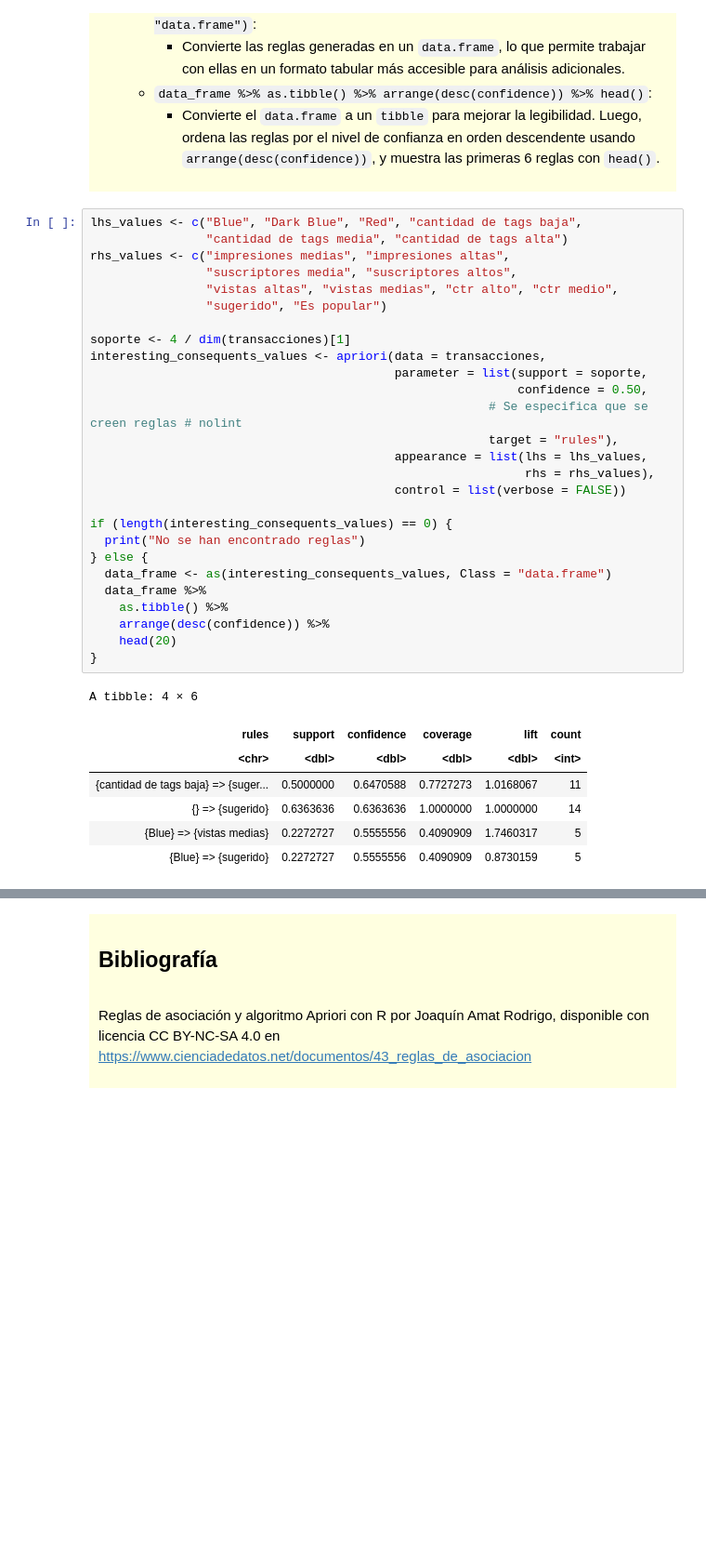
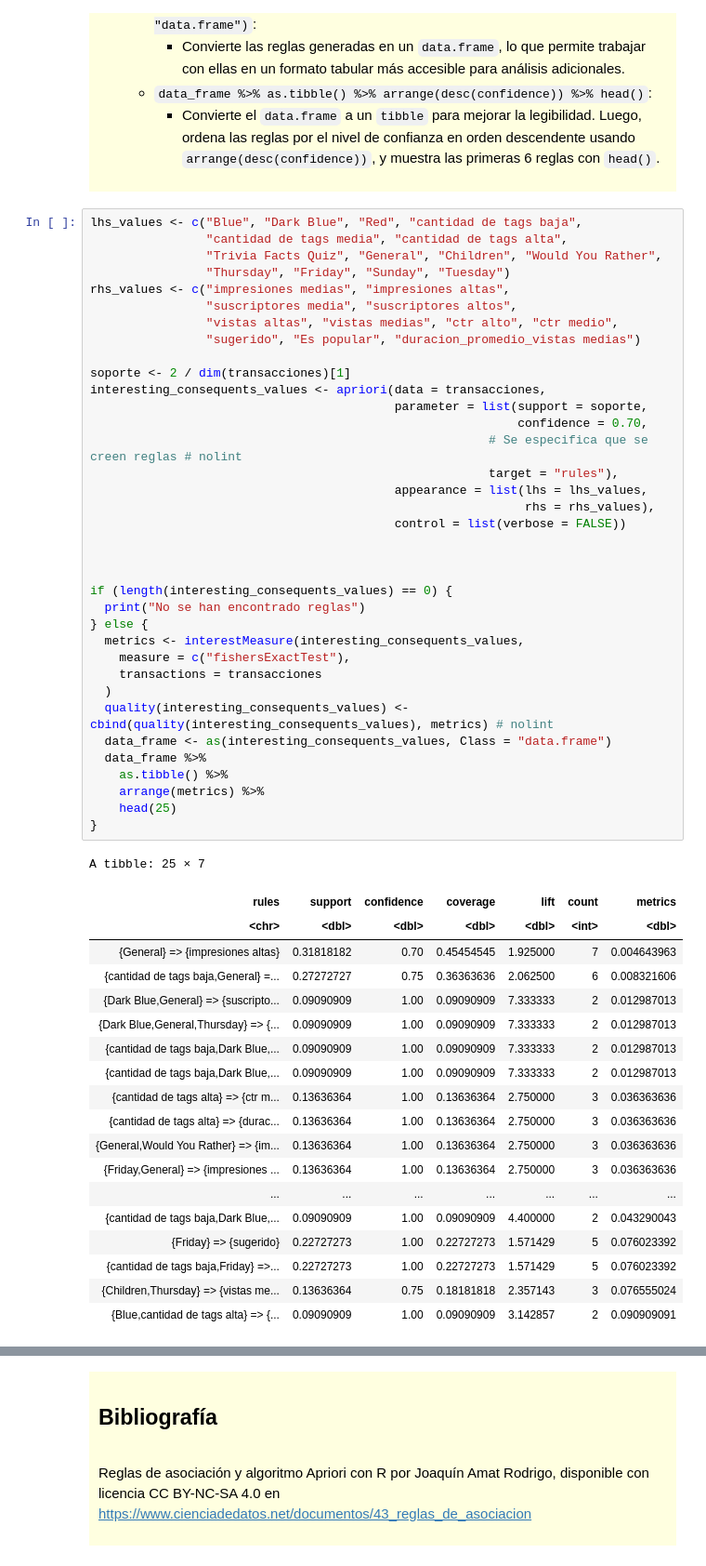
Before and after one commit to cristiandelahooz/descriptive-model-apriori, a Jupyter notebook: notebooks/asociacion/apriori.ipynb, the cells around one changed output, grey strips where cells are left out. Shown at 93% size. Drawn from its saved outputs; the diff is of its cells as text; blank space fills up the shorter version.

```diff
--- a/notebooks/asociacion/apriori.ipynb
+++ b/notebooks/asociacion/apriori.ipynb
@@ -769,36 +759,57 @@ A tibble: 6 × 8
 </div>
 # %%
 lhs_values <- c("Blue", "Dark Blue", "Red", "cantidad de tags baja",
-                "cantidad de tags media", "cantidad de tags alta")
+                "cantidad de tags media", "cantidad de tags alta",
+                "Trivia Facts Quiz", "General", "Children", "Would You Rather",
+                "Thursday", "Friday", "Sunday", "Tuesday")
 rhs_values <- c("impresiones medias", "impresiones altas",
                 "suscriptores media", "suscriptores altos",
                 "vistas altas", "vistas medias", "ctr alto", "ctr medio",
-                "sugerido", "Es popular")
+                "sugerido", "Es popular", "duracion_promedio_vistas medias")
 
-soporte <- 4 / dim(transacciones)[1]
+soporte <- 2 / dim(transacciones)[1]
 interesting_consequents_values <- apriori(data = transacciones,
                                           parameter = list(support = soporte,
-                                                           confidence = 0.50,
+                                                           confidence = 0.70,
                                                        # Se especifica que se creen reglas # nolint
                                                        target = "rules"),
                                           appearance = list(lhs = lhs_values,
                                                             rhs = rhs_values),
                                           control = list(verbose = FALSE))
 
+
+
 if (length(interesting_consequents_values) == 0) {
   print("No se han encontrado reglas")
 } else {
+  metrics <- interestMeasure(interesting_consequents_values,
+    measure = c("fishersExactTest"),
+    transactions = transacciones
+  )
+  quality(interesting_consequents_values) <- cbind(quality(interesting_consequents_values), metrics) # nolint
   data_frame <- as(interesting_consequents_values, Class = "data.frame")
   data_frame %>%
     as.tibble() %>%
-    arrange(desc(confidence)) %>%
-    head(20)
+    arrange(metrics) %>%
+    head(25)
 }
 # %% [output]
-A tibble: 4 × 6
+A tibble: 25 × 7
-| rules | support | confidence | coverage | lift | count |
-| <chr> | <dbl> | <dbl> | <dbl> | <dbl> | <int> |
-| {cantidad de tags baja} => {suger... | 0.5000000 | 0.6470588 | 0.7727273 | 1.0168067 | 11 |
-| {} => {sugerido} | 0.6363636 | 0.6363636 | 1.0000000 | 1.0000000 | 14 |
-| {Blue} => {vistas medias} | 0.2272727 | 0.5555556 | 0.4090909 | 1.7460317 | 5 |
-| {Blue} => {sugerido} | 0.2272727 | 0.5555556 | 0.4090909 | 0.8730159 | 5 |
+| rules | support | confidence | coverage | lift | count | metrics |
+| <chr> | <dbl> | <dbl> | <dbl> | <dbl> | <int> | <dbl> |
+| {General} => {impresiones altas} | 0.31818182 | 0.70 | 0.45454545 | 1.925000 | 7 | 0.004643963 |
+| {cantidad de tags baja,General} =... | 0.27272727 | 0.75 | 0.36363636 | 2.062500 | 6 | 0.008321606 |
+| {Dark Blue,General} => {suscripto... | 0.09090909 | 1.00 | 0.09090909 | 7.333333 | 2 | 0.012987013 |
+| {Dark Blue,General,Thursday} => {... | 0.09090909 | 1.00 | 0.09090909 | 7.333333 | 2 | 0.012987013 |
+| {cantidad de tags baja,Dark Blue,... | 0.09090909 | 1.00 | 0.09090909 | 7.333333 | 2 | 0.012987013 |
+| {cantidad de tags baja,Dark Blue,... | 0.09090909 | 1.00 | 0.09090909 | 7.333333 | 2 | 0.012987013 |
+| {cantidad de tags alta} => {ctr m... | 0.13636364 | 1.00 | 0.13636364 | 2.750000 | 3 | 0.036363636 |
+| {cantidad de tags alta} => {durac... | 0.13636364 | 1.00 | 0.13636364 | 2.750000 | 3 | 0.036363636 |
+| {General,Would You Rather} => {im... | 0.13636364 | 1.00 | 0.13636364 | 2.750000 | 3 | 0.036363636 |
+| {Friday,General} => {impresiones ... | 0.13636364 | 1.00 | 0.13636364 | 2.750000 | 3 | 0.036363636 |
+| ... | ... | ... | ... | ... | ... | ... |
+| {cantidad de tags baja,Dark Blue,... | 0.09090909 | 1.00 | 0.09090909 | 4.400000 | 2 | 0.043290043 |
+| {Friday} => {sugerido} | 0.22727273 | 1.00 | 0.22727273 | 1.571429 | 5 | 0.076023392 |
+| {cantidad de tags baja,Friday} =>... | 0.22727273 | 1.00 | 0.22727273 | 1.571429 | 5 | 0.076023392 |
+| {Children,Thursday} => {vistas me... | 0.13636364 | 0.75 | 0.18181818 | 2.357143 | 3 | 0.076555024 |
+| {Blue,cantidad de tags alta} => {... | 0.09090909 | 1.00 | 0.09090909 | 3.142857 | 2 | 0.090909091 |
```
Also changed, not shown: parts of 2 cells of this notebook.
